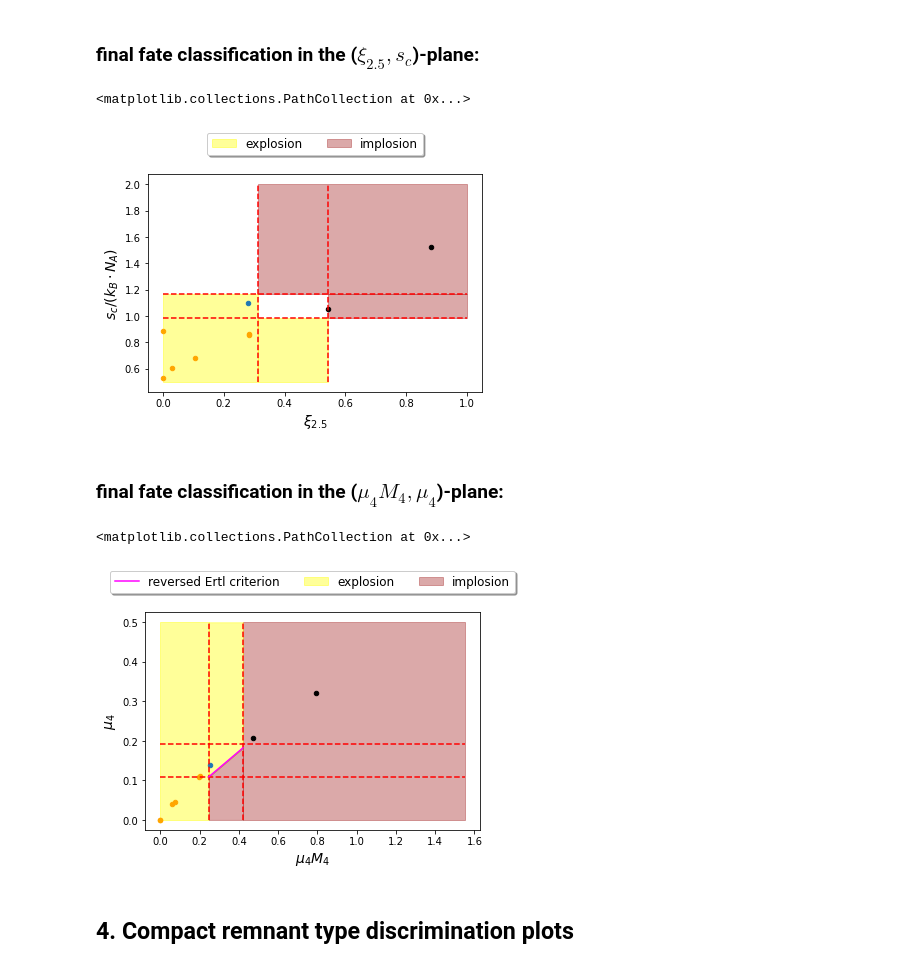
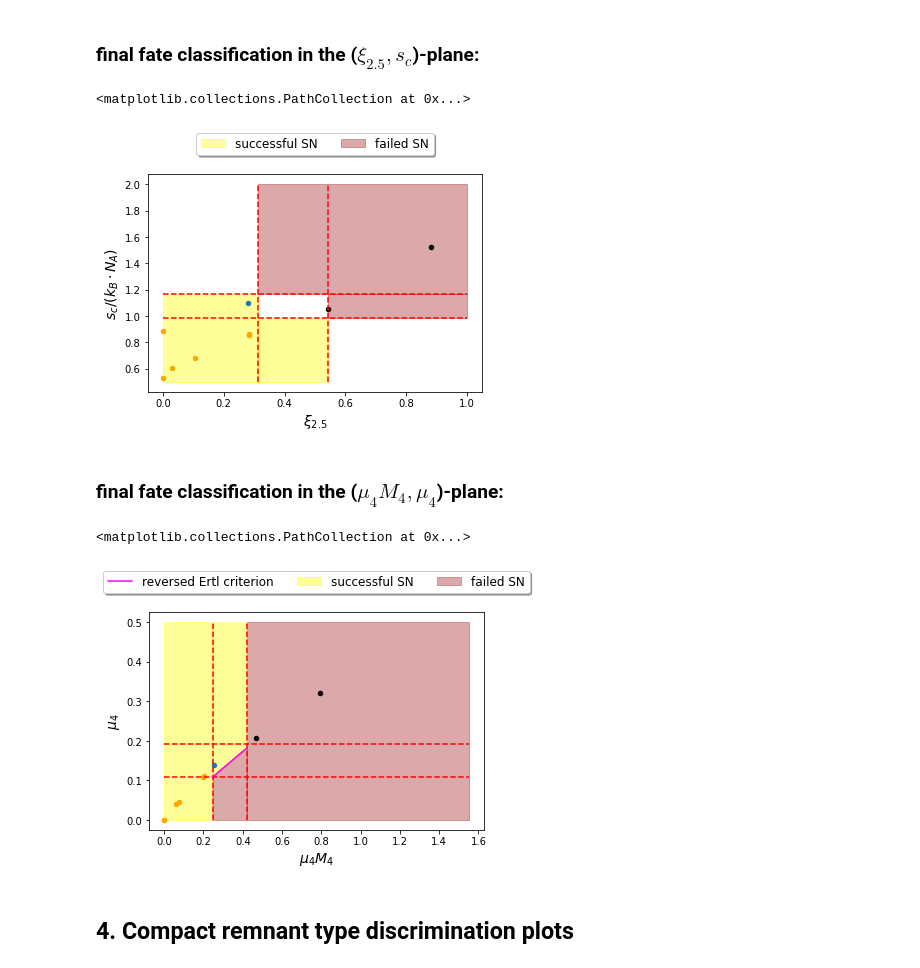
Before and after one commit to kmaltsev/explodability, a Jupyter notebook: Explodability_and_Fallback_criteria.ipynb, the cells around one changed output. Drawn from its saved outputs; the diff is of its cells as text; code cells hidden in the pictures.

```diff
--- a/Explodability_and_Fallback_criteria.ipynb
+++ b/Explodability_and_Fallback_criteria.ipynb
@@ -147,10 +147,10 @@ plt.plot([0, 1], [sc_crit2, sc_crit2], color = 'red', linestyle = '--')
 
 # background shadings for the final fate classification
 plt.fill_betweenx([0.5, sc_crit1], [comp_crit1, comp_crit1] , [comp_crit2, comp_crit2], color = "yellow", alpha = 0.4)
-plt.fill_between([0.0, comp_crit1], [0.5, 0.5] , [sc_crit2, sc_crit2], color = "yellow", alpha = 0.4, label = 'explosion')
+plt.fill_between([0.0, comp_crit1], [0.5, 0.5] , [sc_crit2, sc_crit2], color = "yellow", alpha = 0.4, label = 'successful SN')
 
 plt.fill_betweenx([sc_crit2, 2.], [comp_crit1, comp_crit1] , [1, 1], color = "brown", alpha = 0.4)
-plt.fill_between([comp_crit2, 1], [sc_crit1, sc_crit1], [sc_crit2, sc_crit2] , color = "brown", alpha = 0.4, label = 'implosion')
+plt.fill_between([comp_crit2, 1], [sc_crit1, sc_crit1], [sc_crit2, sc_crit2] , color = "brown", alpha = 0.4, label = 'failed SN')
 
 # label & legend
 plt.xlabel(r'$\xi_\mathrm{2.5}$', fontsize = 14)
@@ -163,7 +163,7 @@ plt.scatter(comp_expl, sc_expl, s = 20, color = 'orange')
 plt.scatter(comp_impl, sc_impl, s = 20, color = 'black')
 # %% [output]
 <matplotlib.collections.PathCollection at 0x...>
-[figure, old version]
+[figure, new version]
 # %% [markdown]
 ### final fate classification in the ($\mu_4M_4, \mu_4$)-plane:
 # %%
@@ -174,35 +174,35 @@ mu4_crit1, mu4_crit2 = 0.108, 0.193
 # %%
 plt.figure()
 
 # demarcation lines
 plt.plot([0., 1.55], [mu4_crit1, mu4_crit1], color = 'red', linestyle = '--')
 plt.plot([0., 1.55], [mu4_crit2, mu4_crit2], color = 'red', linestyle = '--')
 plt.plot([mu4M4_crit1, mu4M4_crit1], [0., 0.5], color = 'red', linestyle = '--')
 plt.plot([mu4M4_crit2, mu4M4_crit2], [0., 0.5], color = 'red', linestyle = '--')
 
 # final fate classification in the (mu4M4, mu4)-plane
 mu4M4_arr = np.arange(mu4M4_crit1, mu4M4_crit2+0.002, 0.002)
 plt.plot(mu4M4_arr, lin(k1,k2, mu4M4_arr), color = 'magenta', label = 'reversed Ertl criterion')
 
 # background shadings for the final fate classification
-plt.fill_betweenx([0, 0.5], [0, 0], [mu4M4_crit1, mu4M4_crit1], color = 'yellow', alpha = 0.4, label = 'explosion' )
-plt.fill_betweenx([0, 0.5], [mu4M4_crit2, mu4M4_crit2], [1.55, 1.55], color = 'brown', alpha = 0.4, label = 'implosion')
+plt.fill_betweenx([0, 0.5], [0, 0], [mu4M4_crit1, mu4M4_crit1], color = 'yellow', alpha = 0.4, label = 'successful SN' )
+plt.fill_betweenx([0, 0.5], [mu4M4_crit2, mu4M4_crit2], [1.55, 1.55], color = 'brown', alpha = 0.4, label = 'failed SN')
 plt.fill_between(mu4M4_arr, 0.5, lin(k1,k2, mu4M4_arr), color = "yellow", alpha = 0.4)
 plt.fill_between(mu4M4_arr, 0., lin(k1,k2, mu4M4_arr), color = "brown", alpha = 0.4)
 
 # label & legend
 plt.xlabel(r'$\mu_4M_4$', fontsize = 14)
 plt.ylabel(r'$\mu_4$', fontsize = 14)
 
 plt.legend(loc='upper center', bbox_to_anchor=(0.5, 1.22), ncol=3, fancybox=True, shadow=True, fontsize = 12)
 
 # progenitor examples
 plt.scatter(mu4_val*M4_val, mu4_val, s = 20)
 plt.scatter(mu4M4_expl, mu4_expl, s = 20, color = 'orange')
 plt.scatter(mu4M4_impl, mu4_impl, s = 20, color = 'black')
 # %% [output]
 <matplotlib.collections.PathCollection at 0x...>
-[figure, old version]
+[figure, new version]
 # %% [markdown]
 ## 4. Compact remnant type discrimination plots
 # %% [markdown]
```
Also changed, not shown: parts of 4 cells of this notebook.
